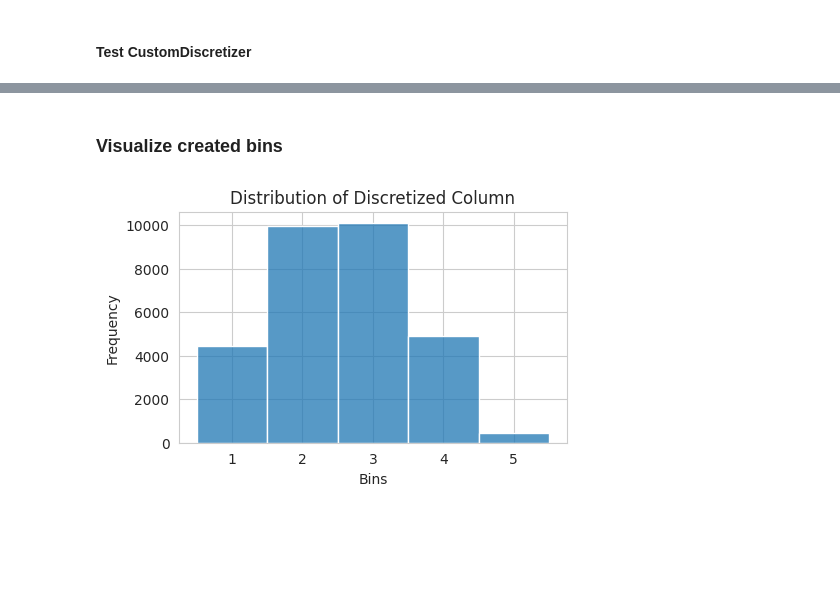
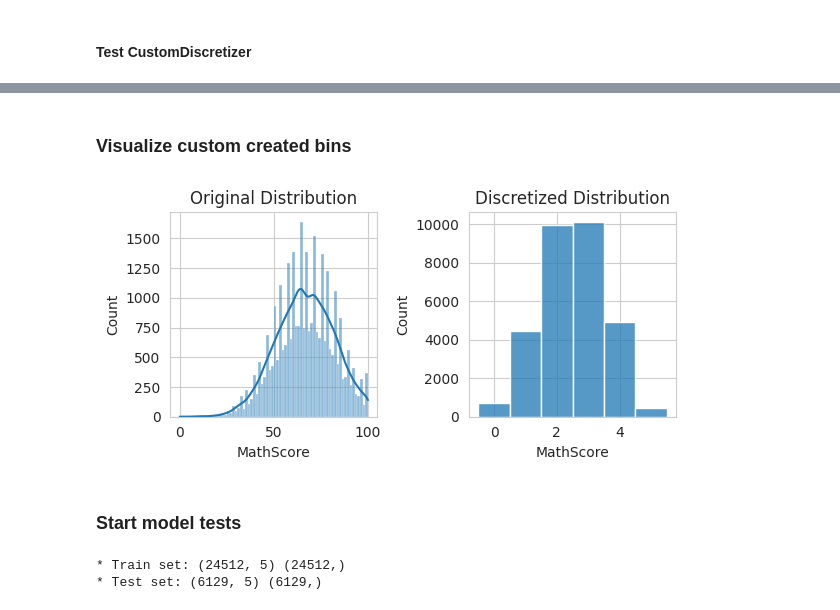
Before and after one commit to A-Hoenig/student-AI, a Jupyter notebook: jupyter_notebooks/Notebook_8_math_model_classification.ipynb, the cells around one changed output, grey strips where cells are left out. Saved outputs shown, nothing was run; the diff lists cells and outputs as text; code cells hidden in the pictures; blank space fills up the shorter version.

```diff
--- a/jupyter_notebooks/Notebook_8_math_model_classification.ipynb
+++ b/jupyter_notebooks/Notebook_8_math_model_classification.ipynb
@@ -104,8 +104,12 @@ df.head()
 | 3 | male | group A | associate's degree | free/reduced | none | married | never | ... |
 | 4 | male | group C | some college | standard | none | married | sometimes | ... |
 # %%
-df['NrSiblings'] = df['NrSiblings'].astype(str)
-df_math = df.drop(['ReadingScore', 'WritingScore'], axis=1)
+# df['NrSiblings'] = df['NrSiblings'].astype(str)
+df_math = df.drop(['ReadingScore', 'WritingScore','ParentMaritalStatus',
+                'PracticeSport',
+                'IsFirstChild',
+                'NrSiblings',
+                'WklyStudyHours'], axis=1)
 df_math.info()
 # %% [output]
 <class 'pandas.core.frame.DataFrame'>
@@ -277,11 +338,33 @@ df_transformed.head()
 # %% [markdown]
-### Visualize created bins
+### Visualize custom created bins
 # %%
-plt.figure(figsize=(5, 3))
+plt.figure(figsize=(6, 3))
+
+# Original distribution
+plt.subplot(1, 2, 1)
+sns.histplot(df['MathScore'], bins='auto', kde=True)
+plt.title('Original Distribution')
+
+# Discretized distribution
+plt.subplot(1, 2, 2)
 sns.histplot(df_transformed['MathScore'], bins='auto', kde=False)
-plt.title('Distribution of Discretized Column')
-plt.xlabel('Bins')
-plt.ylabel('Frequency')
+plt.title('Discretized Distribution')
+
+plt.tight_layout()
 plt.show()
 # %% [output]
-[figure, old version]
+[figure, new version]
+# %% [markdown]
+### Start model tests
+# %%
+math_train_features, math_test_features, math_train_scores, math_test_scores = train_test_split(
+    df_transformed.drop(['MathScore'], axis=1),
+    df_transformed['MathScore'],
+    test_size = 0.2,
+    random_state = 7
+)
+
+print("* Train set:", math_train_features.shape, math_train_scores.shape, "\n* Test set:",  math_test_features.shape, math_test_scores.shape)
+# %% [output]
+* Train set: (24512, 5) (24512,)
+* Test set: (6129, 5) (6129,)
```
Also changed, not shown: parts of 10 cells of this notebook, 1 other file.
